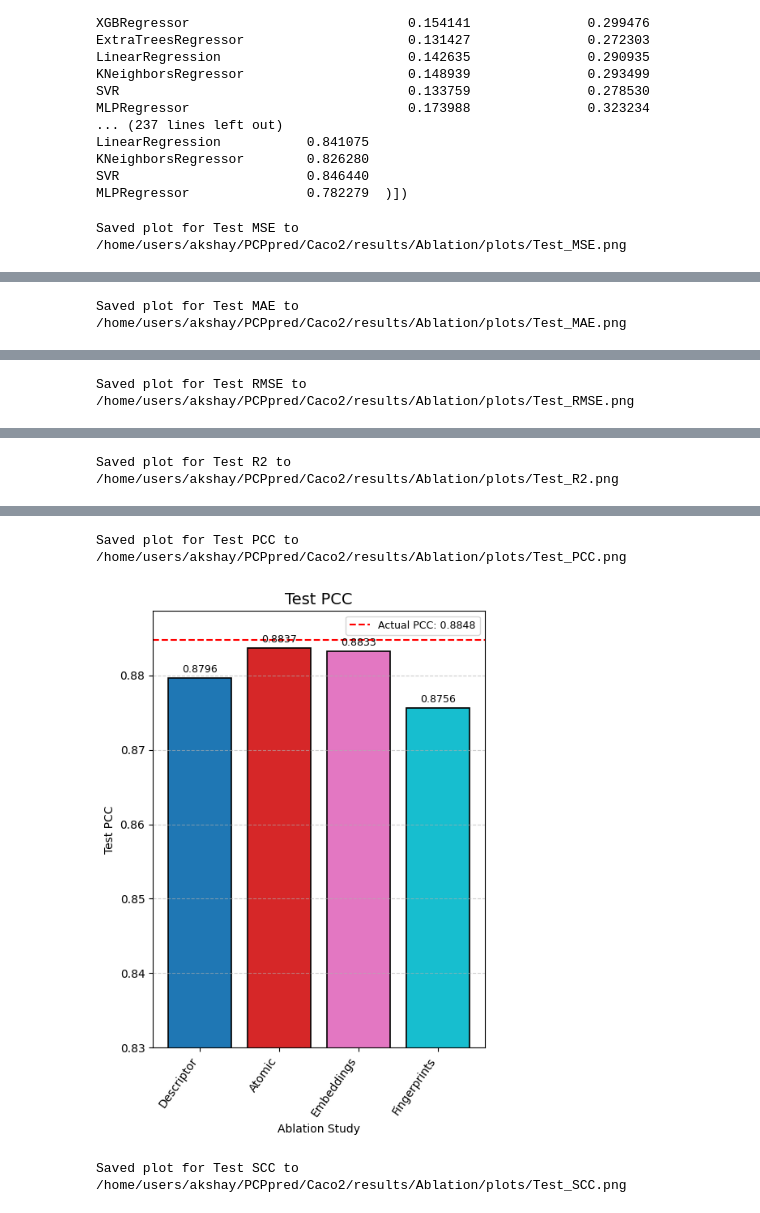
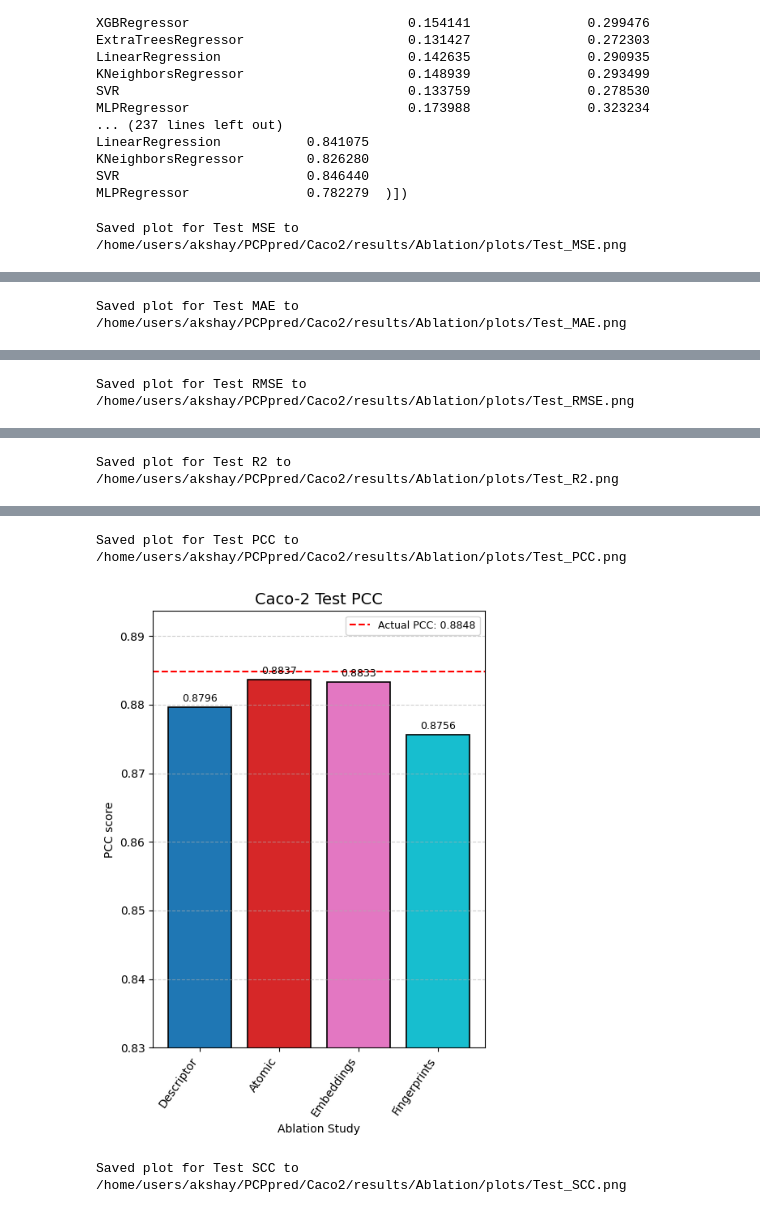
Before and after one commit to raghavagps/PCPpred, a Jupyter notebook: Notebooks/Caco2/Ablation_plots_caco2.ipynb, the cells around one changed output, grey strips where cells are left out. Cells and saved outputs as stored; diff of their text form; code cells hidden in the pictures.

```diff
--- a/Notebooks/Caco2/Ablation_plots_caco2.ipynb
+++ b/Notebooks/Caco2/Ablation_plots_caco2.ipynb
@@ -104,6 +104,7 @@ actual_values = {
 }
 
 metrics = ["Test MSE", "Test MAE", "Test RMSE", "Test R2", "Test PCC", "Test SCC"]
+y_label = {"Test MSE":"MSE score", "Test MAE":"MAE score", "Test RMSE":"RMSE score", "Test R2":"R2 score", "Test PCC":"PCC score", "Test SCC":"SCC score"}
 num_bars = len(ablation_results)
 colors = cm.get_cmap('tab10', num_bars).colors
 
@@ -116,13 +117,13 @@ for metric in metrics:
 
     y_max = metric_series.max()
     if metric == 'Test R2':
-        ax.set_ylim(0.72, y_max + 0.005)
+        ax.set_ylim(0.72, y_max + 0.01)
     if metric == 'Test MSE':
         ax.set_ylim(0.12, y_max + 0.005)
     if metric == 'Test RMSE':
         ax.set_ylim(0.34, y_max + 0.005)
     if metric == 'Test PCC':
-        ax.set_ylim(0.83, y_max + 0.005)
+        ax.set_ylim(0.83, y_max + 0.01)
     if metric == 'Test SCC':
         ax.set_ylim(0.82, y_max + 0.005)
     if metric == 'Test MAE':
@@ -142,9 +143,9 @@ for metric in metrics:
 
     ax.legend(loc='upper right', fontsize=9)
 
-    ax.set_title(f'{metric}', fontsize=14)
+    ax.set_title(f'Caco-2 {metric}', fontsize=14)
     ax.set_xlabel('Ablation Study', fontsize=10)
-    ax.set_ylabel(metric, fontsize=10)
+    ax.set_ylabel(y_label[metric], fontsize=10)
     ax.set_xticks(range(len(metric_series)))
     ax.set_xticklabels(metric_series.index, rotation=55, ha='right')
     ax.grid(axis='y', linestyle='--', alpha=0.6)
@@ -166,3 +167,3 @@ Saved plot for Test R2 to /home/users/akshay/PCPpred/Caco2/results/Ablation/plot
 Saved plot for Test PCC to /home/users/akshay/PCPpred/Caco2/results/Ablation/plots/Test_PCC.png
-[figure, old version]
+[figure, new version]
 Saved plot for Test SCC to /home/users/akshay/PCPpred/Caco2/results/Ablation/plots/Test_SCC.png
```
Also changed, not shown: parts of 1 cell of this notebook, 15 other files.
